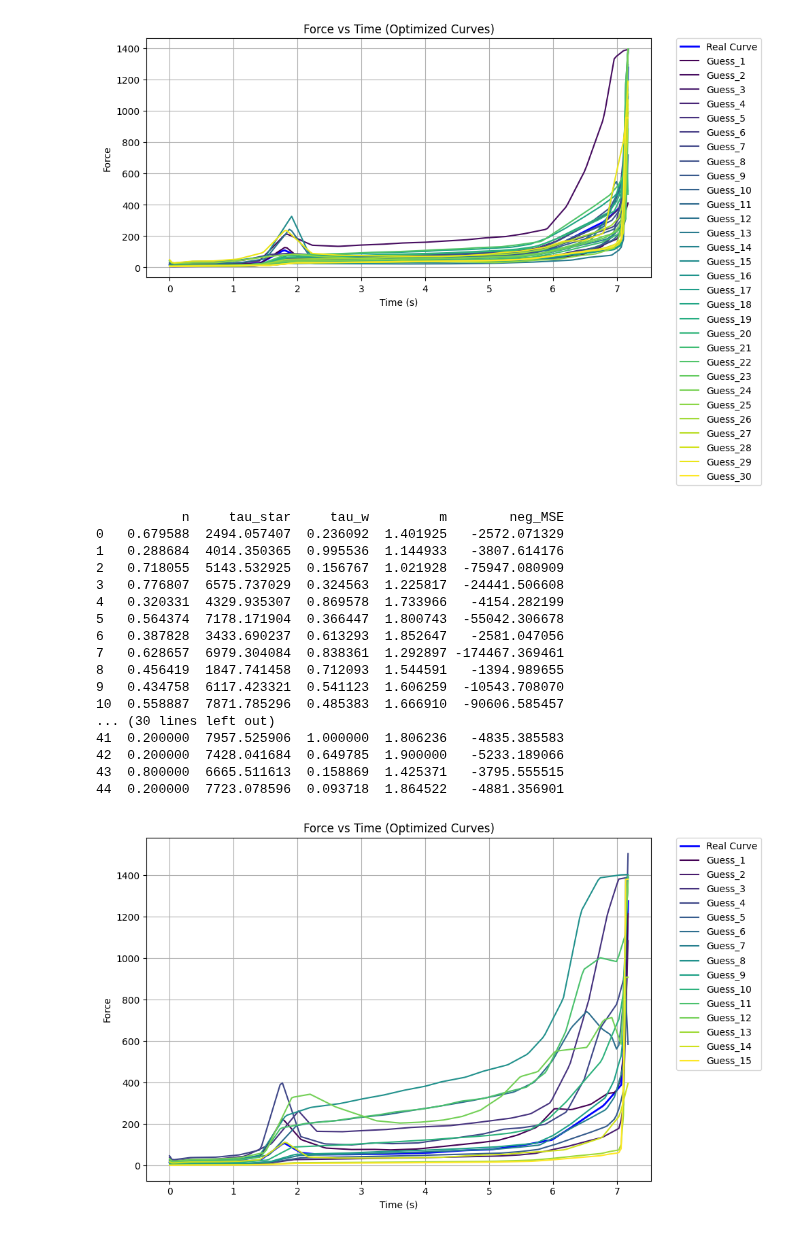
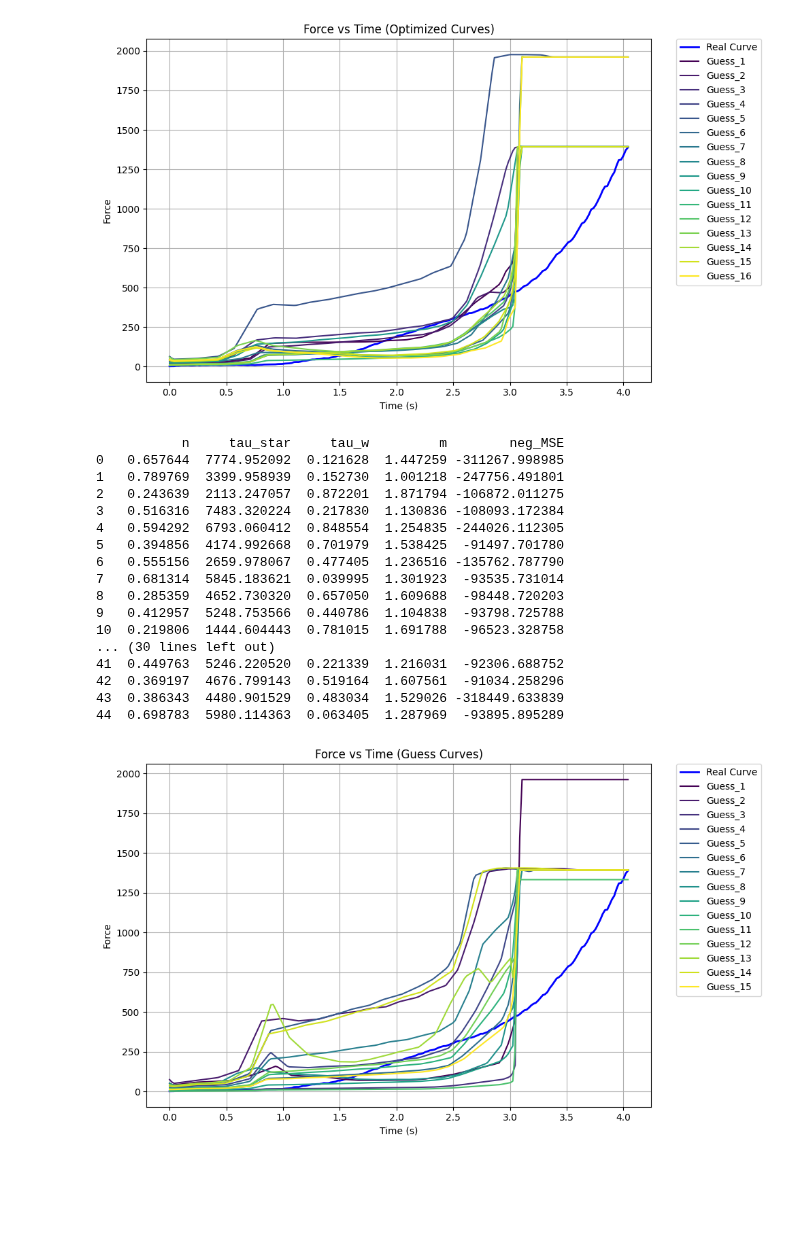
Before and after one commit to mariogov/moldflow_automation, a Jupyter notebook: data_loader.ipynb, the cells around one changed output. Drawn from its saved outputs; the diff is of its cells as text; code cells hidden in the pictures; blank space fills up the shorter version.

Commit message:
Data loader updated

```diff
--- a/data_loader.ipynb
+++ b/data_loader.ipynb
@@ -1,76 +1,72 @@
 # %%
+import os
 import pickle
 import numpy as np
 import pandas as pd
 import matplotlib.pyplot as plt
 
-# Load pickled data
-with open("guess_data_all.pkl", "rb") as f:
+# DIRECTORY OF SAVED DATA
+base_dir = r"H:\\moldflow\\moldflow_automation\\80CENTER07-real master curve"
+
+# Load data
+with open(os.path.join(base_dir, "guess_data_all.pkl"), "rb") as f:
     guess_data_all = pickle.load(f)
 
-with open("guess_data_all_optim.pkl", "rb") as f:
+with open(os.path.join(base_dir, "guess_data_all_optim.pkl"), "rb") as f:
     guess_data_all_optim = pickle.load(f)
 
+area_data = np.load(os.path.join(base_dir, "area_data.npy")).tolist()
+valid_xml = np.load(os.path.join(base_dir, "valid_xml.npy")).tolist()
 
-area_data = np.load("area_data.npy").tolist()
-valid_xml = np.load("valid_xml.npy").tolist()
+train_df = pd.read_csv(os.path.join(base_dir, "train_data.csv"))
+best_df = pd.read_csv(os.path.join(base_dir, "best_params.csv"))
 
-
-train_df = pd.read_csv("train_data.csv")
-best_df = pd.read_csv("best_params.csv")
-
-curves = np.load("resampled_curves.npz")
+curves = np.load(os.path.join(base_dir, "resampled_curves.npz"))
 common_time = curves["common_time"]
 real_force_resampled = curves["real_force_resampled"]
 
 # Plot
-num_curves = len(guess_data_all_optim)
 plt.figure(figsize=(10, 6))
-
-
 plt.plot(common_time, real_force_resampled, 'b-', label='Real Curve', linewidth=2)
 
-
-if num_curves > 0:
-    colormap = plt.get_cmap('viridis', num_curves)
+if guess_data_all_optim:
+    colormap = plt.get_cmap('viridis', len(guess_data_all_optim))
     for i, (key, guess_data) in enumerate(guess_data_all_optim.items()):
-
         guess_data_array = np.array([(float(x), float(y)) for x, y in guess_data])
         guess_time = guess_data_array[:, 0]
         guess_force = guess_data_array[:, 1] * 9.80665
-
         guess_force_resampled = np.interp(common_time, guess_time, guess_force)
         plt.plot(common_time, guess_force_resampled, color=colormap(i), label=f'Guess_{i+1}')
 
-plt.xlabel('Time (s)')
-plt.ylabel('Force')
-plt.title('Force vs Time (Optimized Curves)')
+plt.xlabel("Time (s)")
+plt.ylabel("Force")
+plt.title("Force vs Time (Optimized Curves)")
 plt.grid(True)
 plt.legend(loc='upper left', bbox_to_anchor=(1.05, 1), borderaxespad=0.)
 plt.tight_layout()
 plt.show()
 # %% [output]
-[figure, old version]
+[figure, new version]
 # %%
 print(train_df)
 # %% [output]
            n     tau_star     tau_w         m        neg_MSE
-0   0.679588  2494.057407  0.236092  1.401925   -2572.071329
-1   0.288684  4014.350365  0.995536  1.144933   -3807.614176
-2   0.718055  5143.532925  0.156767  1.021928  -75947.080909
-3   0.776807  6575.737029  0.324563  1.225817  -24441.506608
-4   0.320331  4329.935307  0.869578  1.733966   -4154.282199
-5   0.564374  7178.171904  0.366447  1.800743  -55042.306678
-6   0.387828  3433.690237  0.613293  1.852647   -2581.047056
-7   0.628657  6979.304084  0.838361  1.292897 -174467.369461
-8   0.456419  1847.741458  0.712093  1.544591   -1394.989655
-9   0.434758  6117.423321  0.541123  1.606259  -10543.708070
-10  0.558887  7871.785296  0.485383  1.666910  -90606.585457
+0   0.657644  7774.952092  0.121628  1.447259 -311267.998985
+1   0.789769  3399.958939  0.152730  1.001218 -247756.491801
+2   0.243639  2113.247057  0.872201  1.871794 -106872.011275
+3   0.516316  7483.320224  0.217830  1.130836 -108093.172384
+4   0.594292  6793.060412  0.848554  1.254835 -244026.112305
+5   0.394856  4174.992668  0.701979  1.538425  -91497.701780
+6   0.555156  2659.978067  0.477405  1.236516 -135762.787790
+7   0.681314  5845.183621  0.039995  1.301923  -93535.731014
+8   0.285359  4652.730320  0.657050  1.609688  -98448.720203
+9   0.412957  5248.753566  0.440786  1.104838  -93798.725788
+10  0.219806  1444.604443  0.781015  1.691788  -96523.328758
 ... (30 lines left out)
-41  0.200000  7957.525906  1.000000  1.806236   -4835.385583
-42  0.200000  7428.041684  0.649785  1.900000   -5233.189066
-43  0.800000  6665.511613  0.158869  1.425371   -3795.555515
-44  0.200000  7723.078596  0.093718  1.864522   -4881.356901
+41  0.449763  5246.220520  0.221339  1.216031  -92306.688752
+42  0.369197  4676.799143  0.519164  1.607561  -91034.258296
+43  0.386343  4480.901529  0.483034  1.529026 -318449.633839
+44  0.698783  5980.114363  0.063405  1.287969  -93895.895289
 # %%
 num_curves = len(guess_data_all)
 plt.figure(figsize=(10, 6))
@@ -98,4 +94,4 @@ plt.legend(loc='upper left', bbox_to_anchor=(1.05, 1), borderaxespad=0.)
 plt.tight_layout()
 plt.show()
 # %% [output]
-[figure, old version]
+[figure, new version]
```
Also changed, not shown: 10 other files.
